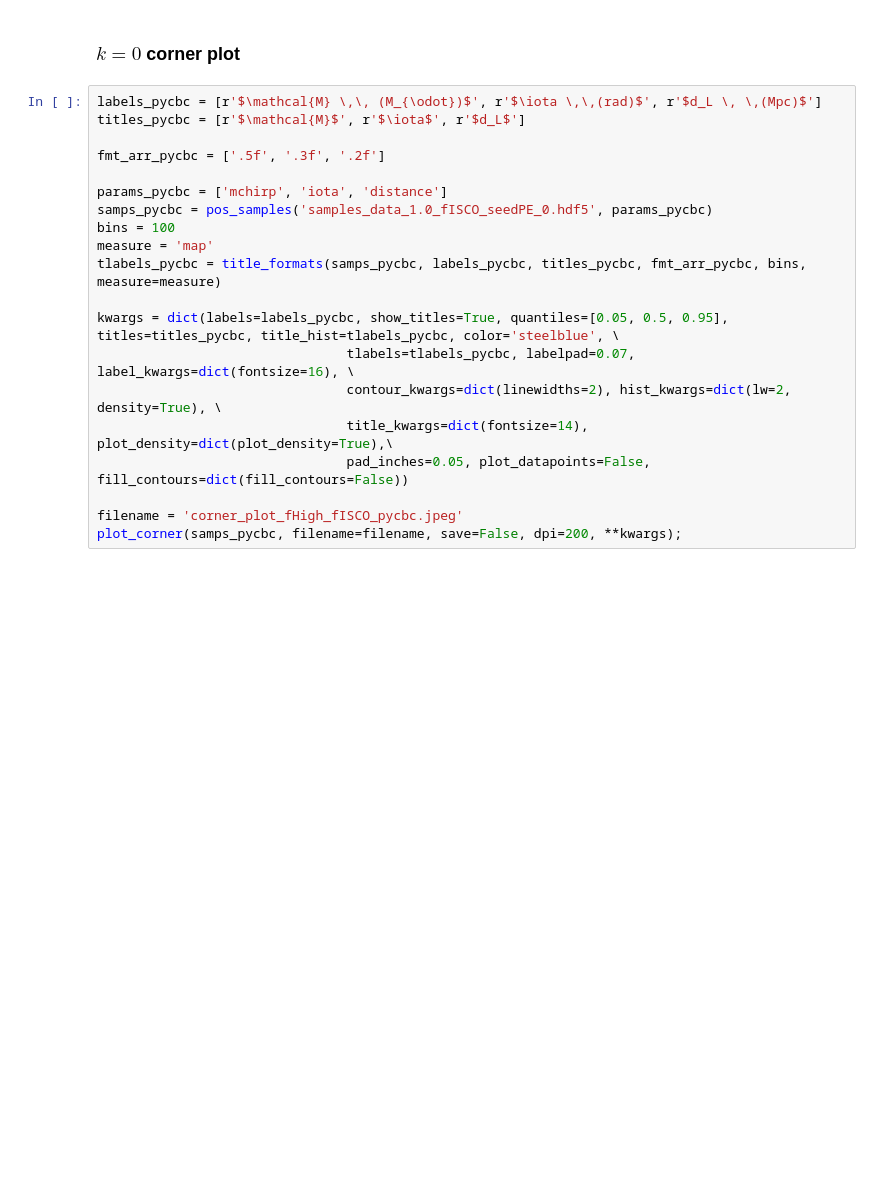
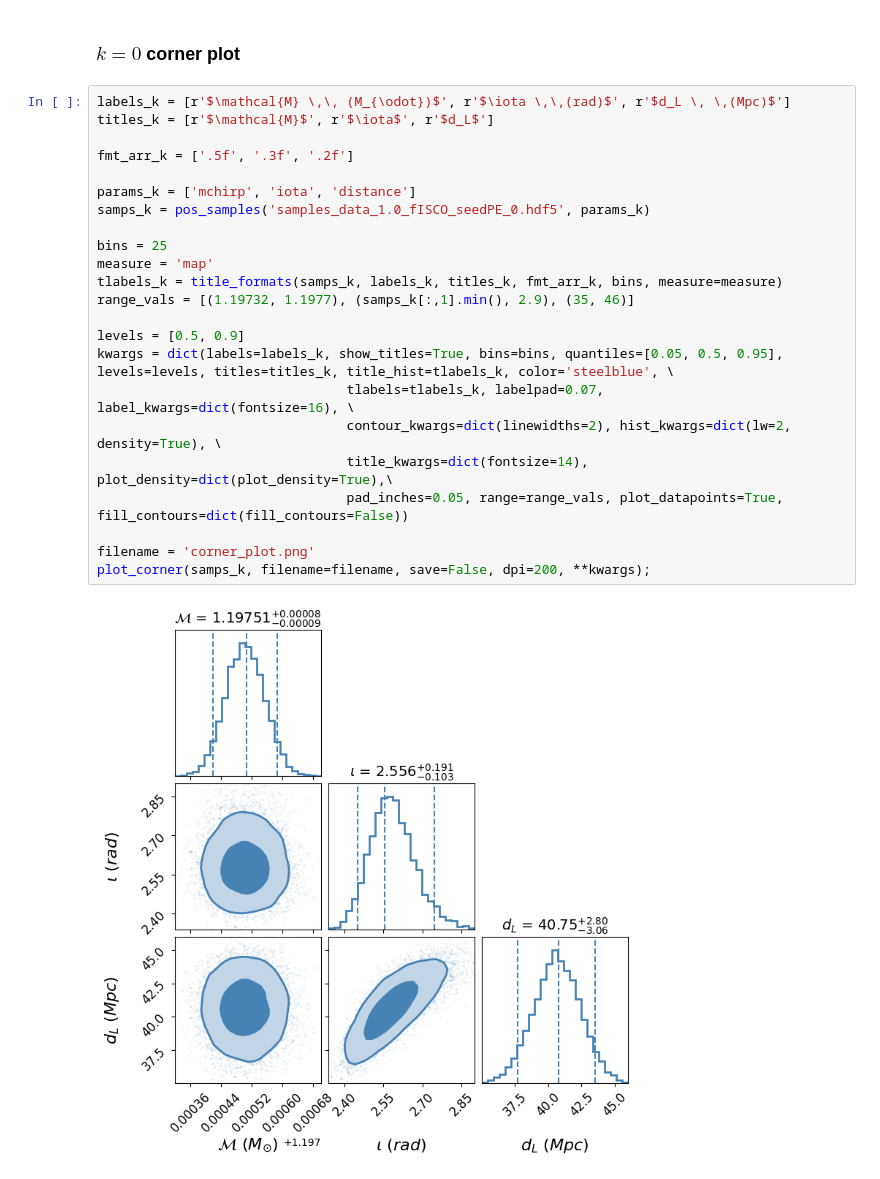
Before and after one commit to lalit-pathak/test_of_special_relativity, a Jupyter notebook: gaussian_k/gaussian_dL/plots.ipynb, the cells around one changed output. Cells and saved outputs as stored; diff of their text form; blank space fills up the shorter version.

```diff
--- a/gaussian_k/gaussian_dL/plots.ipynb
+++ b/gaussian_k/gaussian_dL/plots.ipynb
@@ -54,22 +59,27 @@ print('Log Bayes factor = p(k=0|d)/p(k=0) = %.2f'%(np.log10(kernel(0)[0]/p_k_0))
 # %% [markdown]
 ### $k=0$ corner plot
 # %%
-labels_pycbc = [r'$\mathcal{M} \,\, (M_{\odot})$', r'$\iota \,\,(rad)$', r'$d_L \, \,(Mpc)$']
-titles_pycbc = [r'$\mathcal{M}$', r'$\iota$', r'$d_L$']
+labels_k = [r'$\mathcal{M} \,\, (M_{\odot})$', r'$\iota \,\,(rad)$', r'$d_L \, \,(Mpc)$']
+titles_k = [r'$\mathcal{M}$', r'$\iota$', r'$d_L$']
 
-fmt_arr_pycbc = ['.5f', '.3f', '.2f']
+fmt_arr_k = ['.5f', '.3f', '.2f']
 
-params_pycbc = ['mchirp', 'iota', 'distance']
-samps_pycbc = pos_samples('samples_data_1.0_fISCO_seedPE_0.hdf5', params_pycbc)
-bins = 100
+params_k = ['mchirp', 'iota', 'distance']
+samps_k = pos_samples('samples_data_1.0_fISCO_seedPE_0.hdf5', params_k)
+
+bins = 25
 measure = 'map'
-tlabels_pycbc = title_formats(samps_pycbc, labels_pycbc, titles_pycbc, fmt_arr_pycbc, bins, measure=measure)
+tlabels_k = title_formats(samps_k, labels_k, titles_k, fmt_arr_k, bins, measure=measure)
+range_vals = [(1.19732, 1.1977), (samps_k[:,1].min(), 2.9), (35, 46)]
 
-kwargs = dict(labels=labels_pycbc, show_titles=True, quantiles=[0.05, 0.5, 0.95], titles=titles_pycbc, title_hist=tlabels_pycbc, color='steelblue', \
-                                tlabels=tlabels_pycbc, labelpad=0.07, label_kwargs=dict(fontsize=16), \
+levels = [0.5, 0.9]
+kwargs = dict(labels=labels_k, show_titles=True, bins=bins, quantiles=[0.05, 0.5, 0.95], levels=levels, titles=titles_k, title_hist=tlabels_k, color='steelblue', \
+                                tlabels=tlabels_k, labelpad=0.07, label_kwargs=dict(fontsize=16), \
                                 contour_kwargs=dict(linewidths=2), hist_kwargs=dict(lw=2, density=True), \
                                 title_kwargs=dict(fontsize=14), plot_density=dict(plot_density=True),\
-                                pad_inches=0.05, plot_datapoints=False,  fill_contours=dict(fill_contours=False))
+                                pad_inches=0.05, range=range_vals, plot_datapoints=True,  fill_contours=dict(fill_contours=False))
 
-filename = 'corner_plot_fHigh_fISCO_pycbc.jpeg'
-plot_corner(samps_pycbc, filename=filename, save=False, dpi=200, **kwargs);
+filename = 'corner_plot.png'
+plot_corner(samps_k, filename=filename, save=False, dpi=200, **kwargs);
+# %% [output]
+[figure, added]
```
Also changed, not shown: parts of 2 cells of this notebook, 6 other files.
